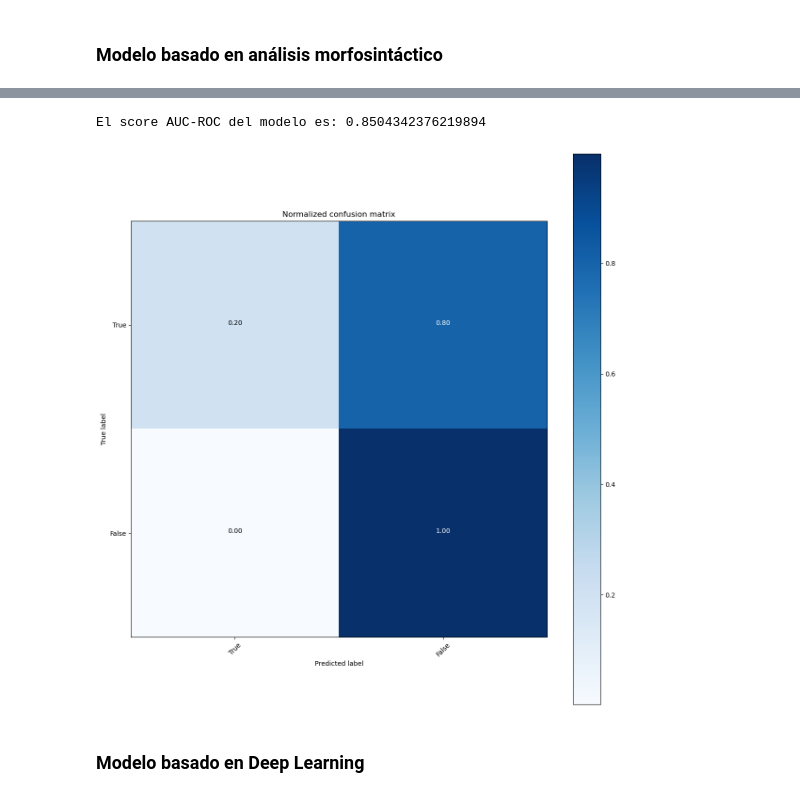
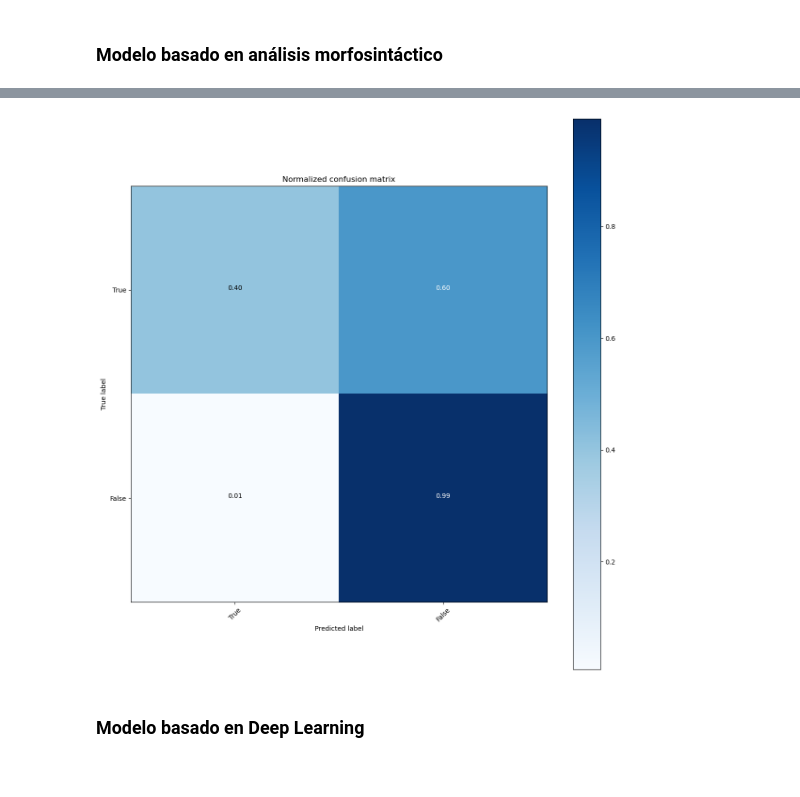
Before and after one commit to Javimh18/Indexacion, a Jupyter notebook: Practicas/P2/hotel_reviews_student.ipynb, the cells around one changed output, grey strips where cells are left out. Drawn from its saved outputs; the diff is of its cells as text; code cells hidden in the pictures.

```diff
--- a/Practicas/P2/hotel_reviews_student.ipynb
+++ b/Practicas/P2/hotel_reviews_student.ipynb
@@ -261,18 +298,23 @@ def token_morfosint_filter(df, fields):
 token_morfosint_filter(train, train.columns[:2])
 token_morfosint_filter(test, test.columns[:2])
 # %%
-pipe = Pipeline([
-    ("ct", ColumnTransformer(
-        [
-            ("vectorizer_negative", HashingVectorizer(ngram_range=(1,1), analyzer="word"), 'posfilter_Negative_Review'),
-            ("vectorizer_positive", HashingVectorizer(ngram_range=(1,1), analyzer="word"), 'posfilter_Positive_Review'),
-        ]
-    )),
-    ("svm", LinearSVC())
-])
+ct = ColumnTransformer(
+    [
+        ("vectorizer_negative", HashingVectorizer(ngram_range=(1,1), analyzer="word"), 'posfilter_Negative_Review'),
+        ("vectorizer_positive", HashingVectorizer(ngram_range=(1,1), analyzer="word"), 'posfilter_Positive_Review'),
+    ]
+)
 
-# Entrenamos el modelo
-pipe.fit(train,train['Approves'])
+data_train_tr_morfo = ct.fit_transform(train)
 
-data_test_tr = pipe.named_steps['ct'].transform(test)
-y_pred =  model.predict(data_test_tr)
+model_morfo = LinearSVC()
+model_morfo.fit(data_train_tr_morfo, train['Approves'])
+
+data_test_tr_morfo = ct.transform(test)
+
+y_pred_morfo =  model_morfo.predict(data_test_tr_morfo)
+
+fpr, tpr, _ = roc_curve(test['Approves'], y_pred_morfo)
+auc_morfo = roc_auc_score(test['Approves'], y_pred_morfo)
+
+custom_plot_auc_roc(fpr, tpr, auc_morfo)
@@ -279,13 +323,10 @@ y_pred =  model.predict(data_test_tr)
 # %%
-print("El score AUC-ROC del modelo es:", roc_auc_score(y_pred, test['Approves']))
-
-cnf_matrix = confusion_matrix(test['Approves'], y_pred)
+cnf_matrix = confusion_matrix(test['Approves'], y_pred_morfo)
 plt.figure(figsize=(12,12))
 plot_confusion_matrix(cnf_matrix, classes=["True", "False"], normalize=True, title='Normalized confusion matrix')
 plt.show()
 # %% [output]
-El score AUC-ROC del modelo es: 0.8504342376219894
-[figure, old version]
+[figure, new version]
 # %% [markdown]
 ### Modelo basado en Deep Learning
 # %% [markdown]
```
Also changed, not shown: parts of 25 cells of this notebook.
